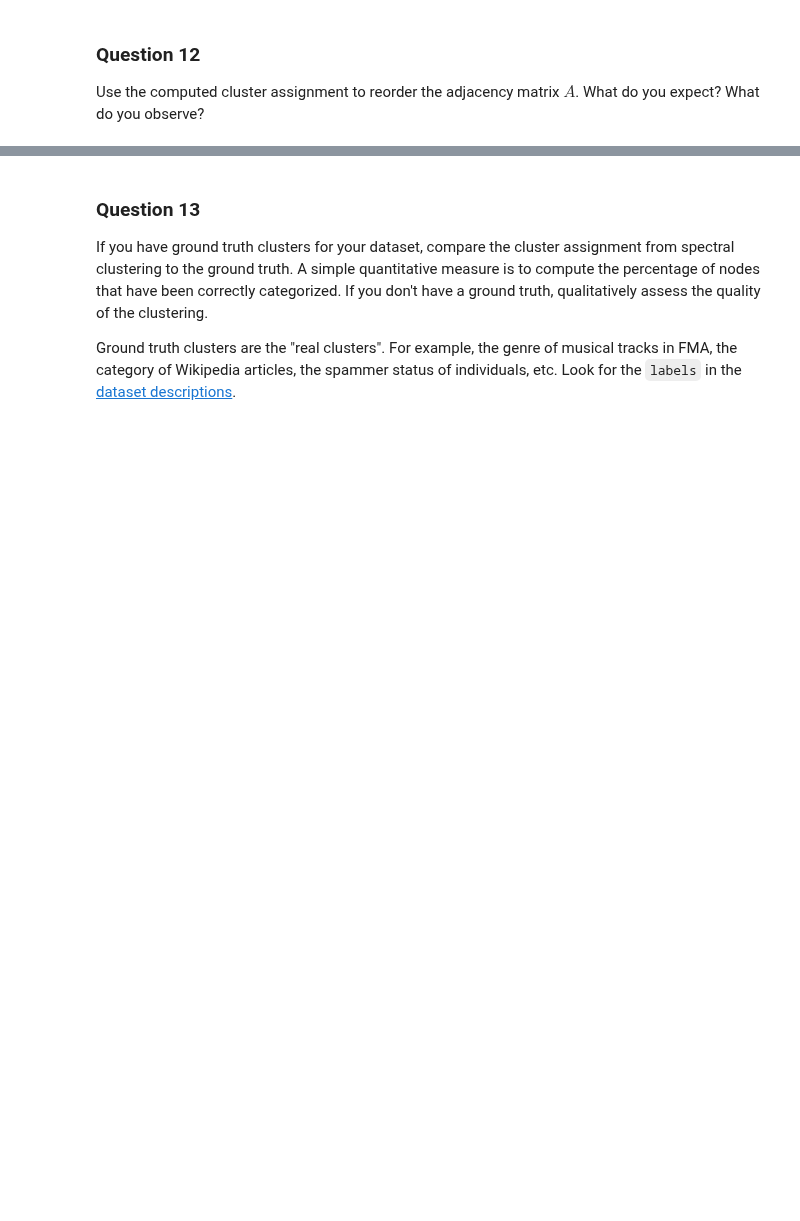
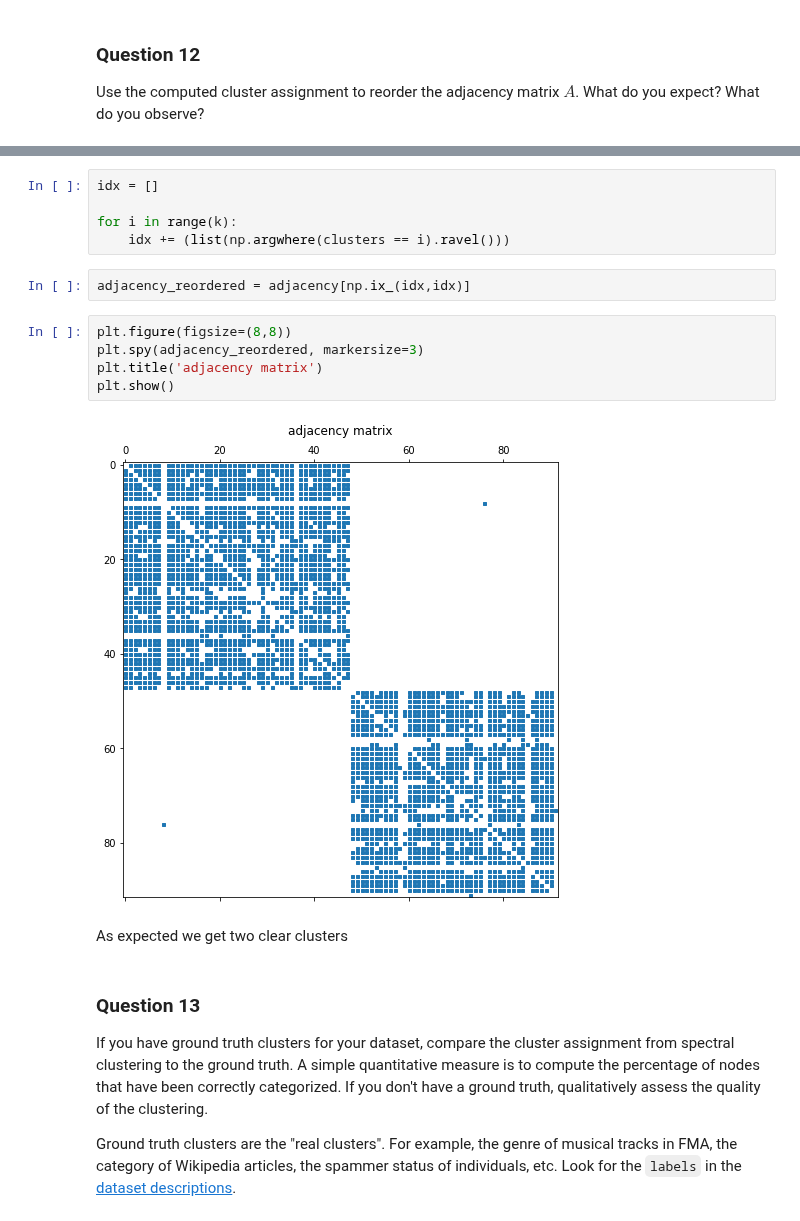
Before and after one commit to lkiel/US-Senators, a Jupyter notebook: milestones/3_spectral_graph_theory.ipynb, the cells around one changed output, grey strips where cells are left out. Drawn from its saved outputs; the diff is of its cells as text; blank space fills up the shorter version.

```diff
--- a/milestones/3_spectral_graph_theory.ipynb
+++ b/milestones/3_spectral_graph_theory.ipynb
@@ -327,3 +353,19 @@ What do you expect? What do you observe?
+# %%
+idx = []
+
+for i in range(k):
+    idx += (list(np.argwhere(clusters == i).ravel()))
+# %%
+adjacency_reordered = adjacency[np.ix_(idx,idx)]
+# %%
+plt.figure(figsize=(8,8))
+plt.spy(adjacency_reordered, markersize=3)
+plt.title('adjacency matrix')
+plt.show()
+# %% [output]
+[figure, added]
+# %% [markdown]
+As expected we get two clear clusters
 # %% [markdown]
 ### Question 13
 
```
Also changed, not shown: parts of 25 cells of this notebook.
